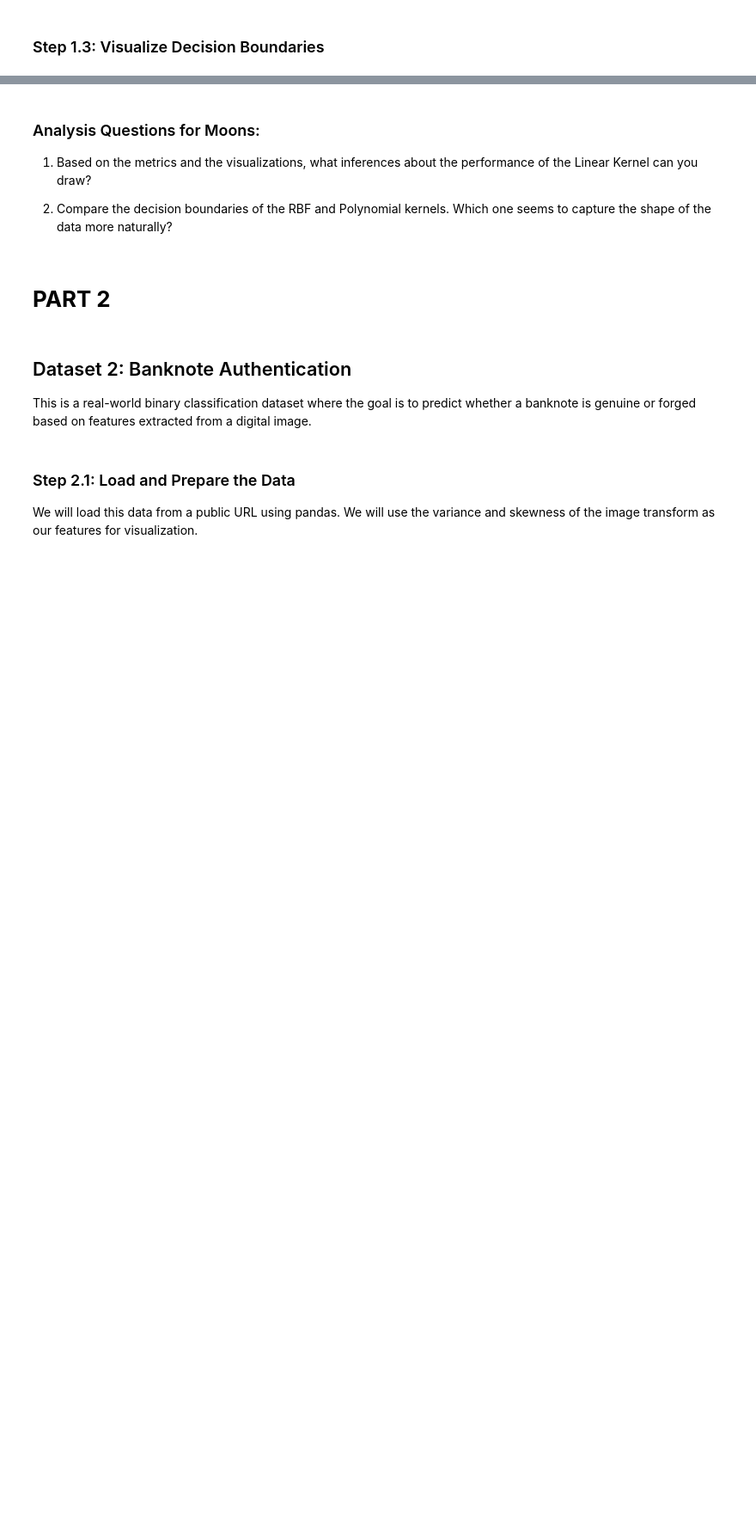
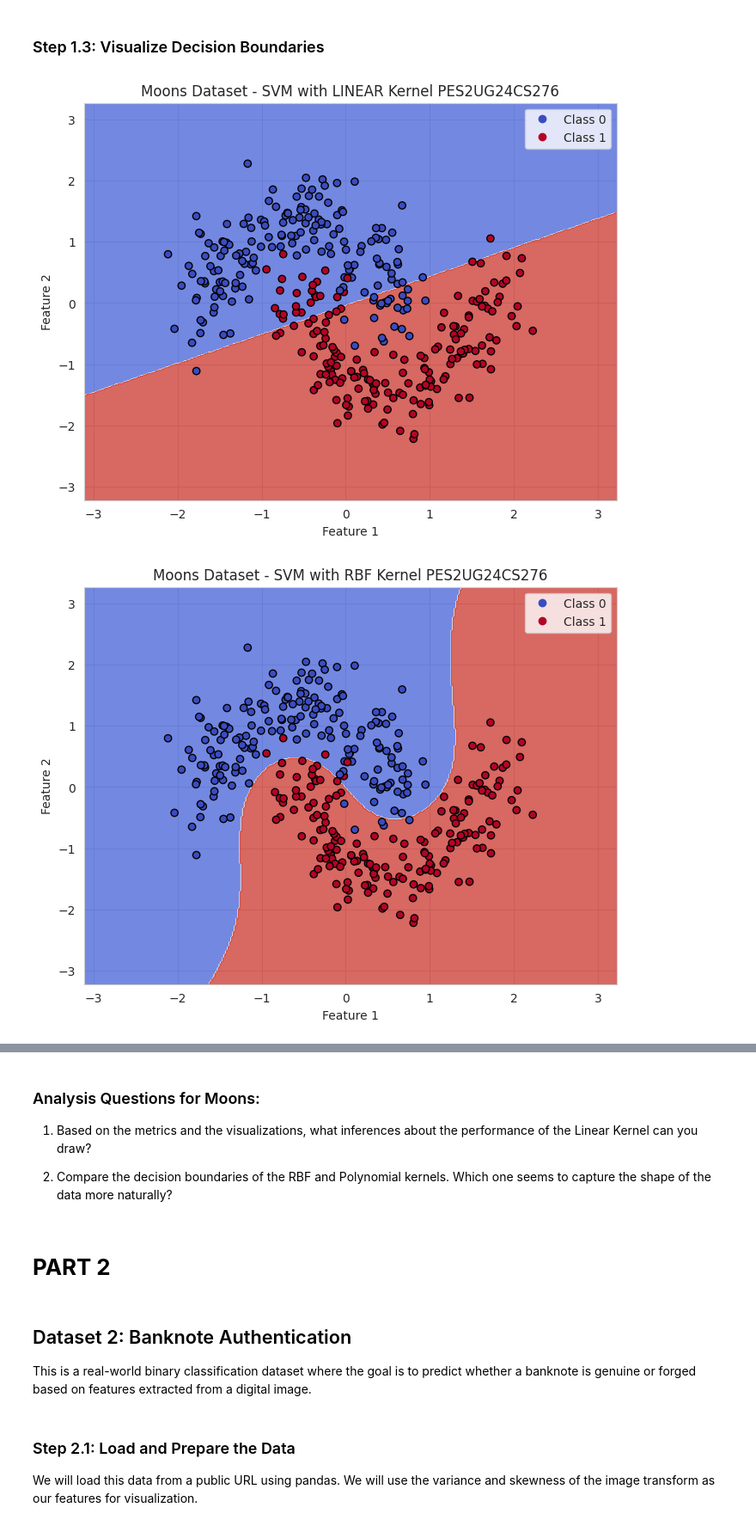
Before and after one commit to Merwyn-Prince-Lobo/Machine_learning_lab, a Jupyter notebook: svm/boilerplate_2026.ipynb, the cells around one changed output, grey strips where cells are left out. Shown at 86% size. Drawn from its saved outputs; the diff is of its cells as text; code cells hidden in the pictures; blank space fills up the shorter version.

```diff
--- a/svm/boilerplate_2026.ipynb
+++ b/svm/boilerplate_2026.ipynb
@@ -126,18 +128,18 @@ models_moons = {}
 
 for kernel in kernels:
     # TODO: Initialize SVM with the current kernel
-    svm_model = None # Replace with SVC(...) initialization
+    svm_model = SVC(kernel=kernel, random_state=42)
 
     # TODO: Train the model
-    # svm_model.fit(...)
+    svm_model.fit(X_train_moons_scaled, y_train_moons)
 
     # Store the trained model
     models_moons[kernel] = svm_model
 
     # TODO: Make predictions
-    # y_pred_moons = svm_model.predict(...)
+    y_pred_moons = svm_model.predict(X_test_moons_scaled)
 
     # TODO: Replace with your SRN
-    print(f"SVM with {kernel.upper()} Kernel <PES1UG24CSXXX>")
+    print(f"SVM with {kernel.upper()} Kernel PES2UG24CS276")
     print(classification_report(y_test_moons, y_pred_moons))
     print("-" * 40 + "\n")
@@ -146,9 +166,12 @@ for kernel in kernels:
 # %%
 #TODO: Replace with your SRN
 for kernel, model in models_moons.items():
     plot_decision_boundaries(
         X_train_moons_scaled,
         y_train_moons,
         model,
-        title=f'Moons Dataset - SVM with {kernel.upper()} Kernel <PES1UG24CSXXX>'
+        title=f'Moons Dataset - SVM with {kernel.upper()} Kernel PES2UG24CS276'
     )
+# %% [output]
+[figure, added]
+[figure, added]
```
Also changed, not shown: parts of 7 cells of this notebook.
